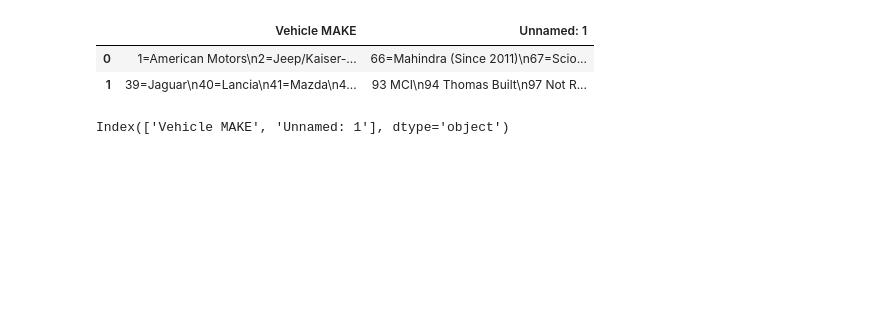
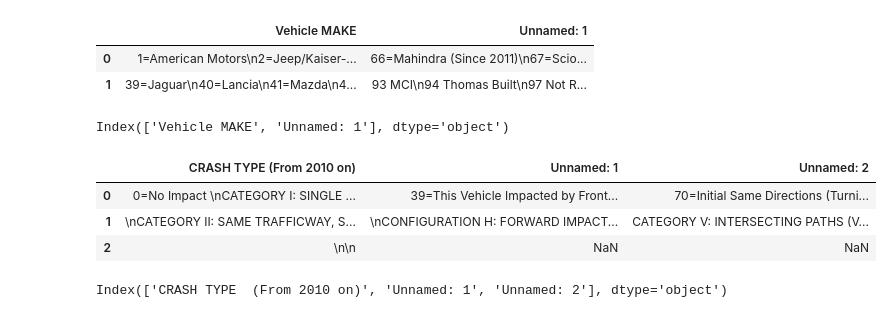
Before and after one commit to osullik/ic23050, a Jupyter notebook: DataDictionary.ipynb, the cells around one changed output. Drawn from its saved outputs; the diff is of its cells as text; code cells hidden in the pictures; blank space fills up the shorter version.

```diff
--- a/DataDictionary.ipynb
+++ b/DataDictionary.ipynb
@@ -589,3 +589,42 @@ for tup in vm_flattenedList:                       #Build the dictionary from tu
 Index(['Vehicle MAKE', 'Unnamed: 1'], dtype='object')
 # %%
 json_Table5 = json.dumps(dataDict_Table5, indent = 4)
+# %%
+#Extract the messy table data from the TABLES6 Sheet
+  #(Manual inspection used to determine the cut points for the DFs)
+Tables6 = pd.read_excel(DD, 'Tables6')
+
+Tables6
+# %% [output]
+|  | CRASH TYPE (From 2010 on) | Unnamed: 1 | Unnamed: 2 |
+| 0 | 0=No Impact \nCATEGORY I: SINGLE ... | 39=This Vehicle Impacted by Front... | 70=Initial Same Directions (Turni... |
+| 1 | \nCATEGORY II: SAME TRAFFICWAY, S... | \nCONFIGURATION H: FORWARD IMPACT... | CATEGORY V: INTERSECTING PATHS (V... |
+| 2 | \n\n | NaN | NaN |
+# %%
+#Parse out the Crash Type Numbering System from Tables5
+dataDict_Table6 = defaultdict(dict)                  #Build the Data Dictionary
+                                                      #For all Table 3
+
+print(Tables6.columns)
+
+dataDict_Table6["Crash_Type"]["DATA"] = {}  #Create Keys for VM
+ct_flattenedList = []
+
+for idx, series in Tables6.iterrows():
+
+  ct_desc1 = series['CRASH TYPE  (From 2010 on)']
+  ct_desc2 = series['Unnamed: 1']
+  ct_desc3 = series['Unnamed: 2']
+
+  kvPairList1 = getKVPairs(ct_desc1)                 #Get list (K,V) tuples for DATA
+  kvPairList2 = getKVPairs(ct_desc2)
+  kvPairList2 = getKVPairs(ct_desc3)
+
+  ct_flattenedList += flattenLists(kvPairList1)     #Flatten into a list of tuples
+  ct_flattenedList += flattenLists(kvPairList2)
+  ct_flattenedList += flattenLists(kvPairList3)
+
+for tup in ct_flattenedList:                       #Build the dictionary from tuples
+  dataDict_Table6["Crash_Type"]["DATA"][tup[0]] = tup[1]
+# %% [output]
+Index(['CRASH TYPE  (From 2010 on)', 'Unnamed: 1', 'Unnamed: 2'], dtype='object')
```
Also changed, not shown: parts of 1 cell of this notebook.
